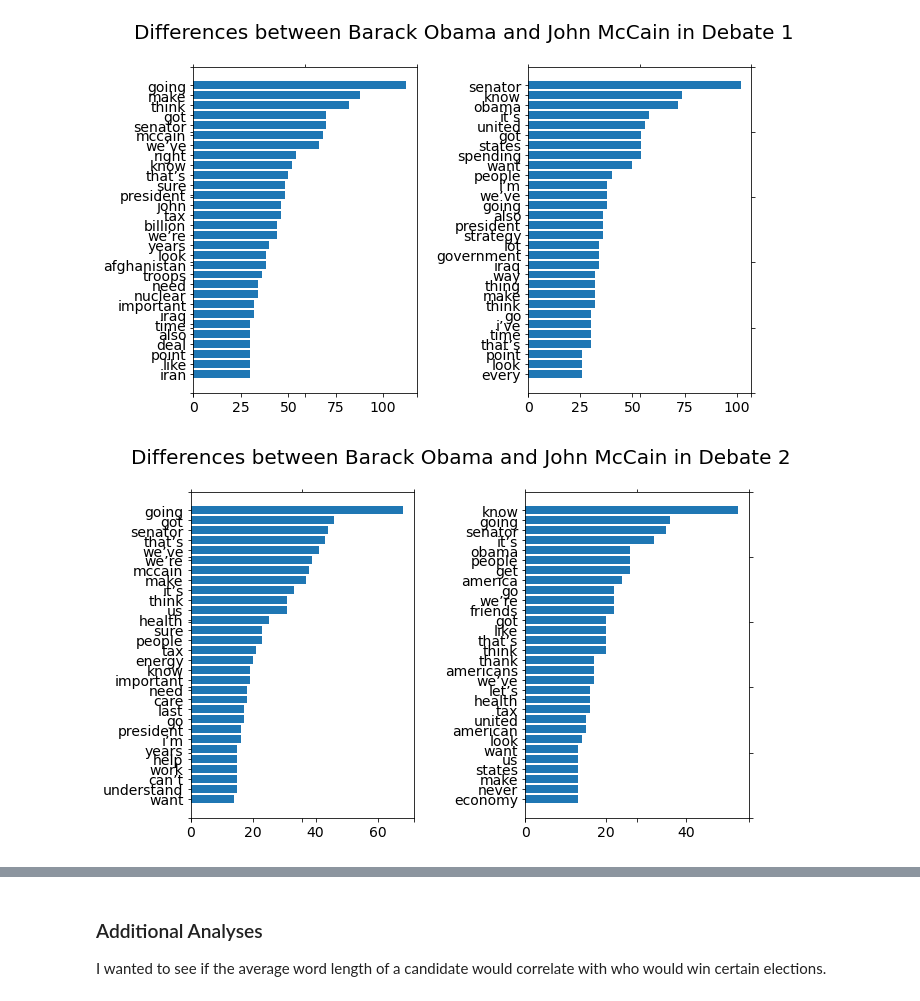
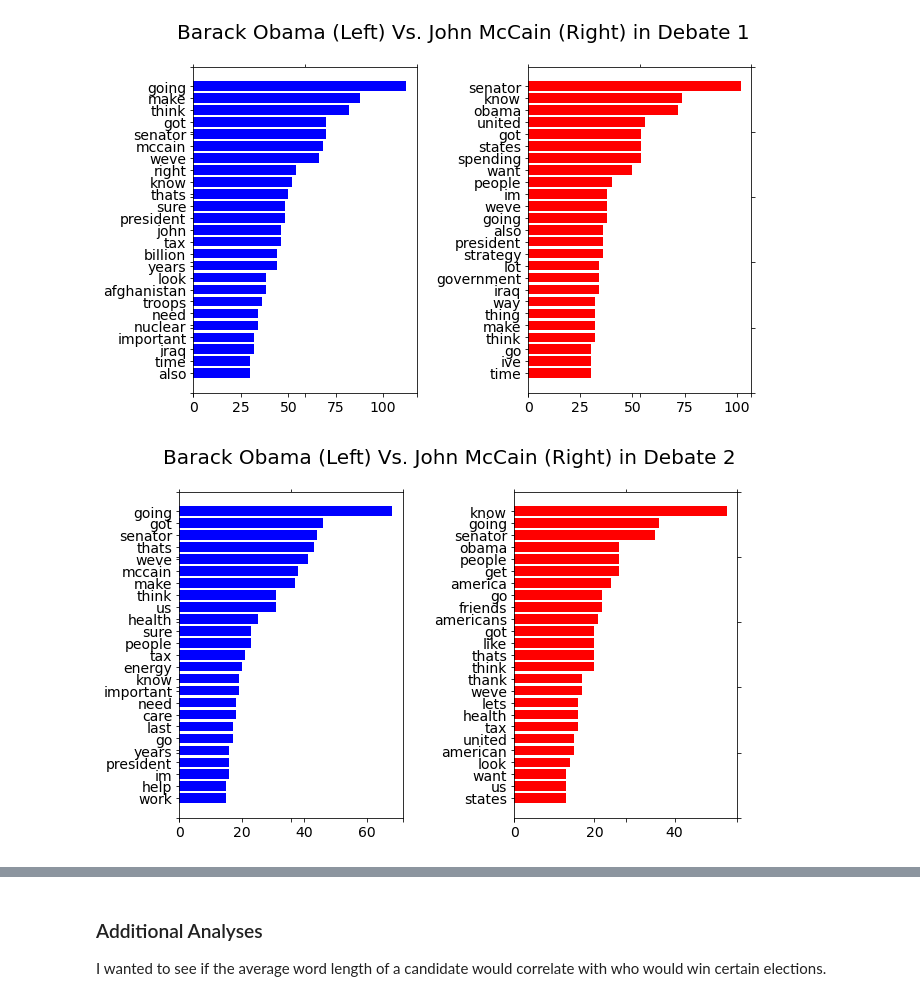
Before and after one commit to fdac20/DebateAnalysis, a Jupyter notebook: 2008Election.ipynb, the cells around one changed output, grey strips where cells are left out. Cells and saved outputs as stored; diff of their text form; code cells hidden in the pictures.

Commit message:
Add color-coded plot and adjust labels. Fix html apostrophe issue.

```diff
--- a/2008Election.ipynb
+++ b/2008Election.ipynb
@@ -106,38 +150,57 @@ debate3 = debate_word_dictionary_generator ('https://www.debates.org/voter-educa
 # %%
 import numpy as np
 import pylab
 import matplotlib.pyplot as plt
 
 %matplotlib inline
-def plotTwoLists (wf_ee, wf_bu, title):
+# Slightly modified version of plotTwoLists provided by Dr. Mockus
+def plotTwoLists (wf1, c1, wf2, c2, num_words, title):
+
+    # Put num_words most frequent words into lists
+    sub_list1 = wf1.most_common(num_words)
+    sub_list2 = wf2.most_common(num_words)
+
+    # Reverse order for plotting
+    sub_list1.reverse()
+    sub_list2.reverse()
+
     f = plt.figure (figsize=(10, 6))
     # this is painfully tedious....
     f .suptitle (title, fontsize=20)
     ax = f.add_subplot(111)
     ax .spines ['top'] .set_color ('none')
     ax .spines ['bottom'] .set_color ('none')
     ax .spines ['left'] .set_color ('none')
     ax .spines ['right'] .set_color ('none')
-    ax .tick_params (labelcolor='w', top='off', bottom='off', left='off', right='off', labelsize=20)
+    ax .tick_params (labelcolor='w', top='off', \
+                    bottom='off', left='off', right='off', labelsize=20)
 
     # Create two subplots, this is the first one
     ax1 = f .add_subplot (121)
     plt .subplots_adjust (wspace=.5)
 
-    pos = np .arange (len(wf_ee))
+    pos = np .arange (len(sub_list1))
     ax1 .tick_params (axis='both', which='major', labelsize=14)
-    pylab .yticks (pos, [ x [0] for x in wf_ee ])
-    ax1 .barh (range(len(wf_ee)), [ x [1] for x in wf_ee ], align='center')
+    pylab .yticks (pos, [ x [0] for x in sub_list1 ])
+    ax1 .barh (range(len(sub_list1)), \
+                   [ x [1] for x in sub_list1 ], align='center', color=c1)
 
     ax2 = f .add_subplot (122)
     ax2 .tick_params (axis='both', which='major', labelsize=14)
-    pos = np .arange (len(wf_bu))
-    pylab .yticks (pos, [ x [0] for x in wf_bu ])
-    ax2 .barh (range (len(wf_bu)), [ x [1] for x in wf_bu ], align='center')
+    pos = np .arange (len(sub_list2))
+    pylab .yticks (pos, [ x [0] for x in sub_list2 ])
+    ax2 .barh (range (len(sub_list2)), \
+                   [ x [1] for x in sub_list2 ], align='center', color=c2)
 
-plotTwoLists (debate1[0][0], debate1[1][0], 'Differences between Barack Obama and John McCain in Debate 1')
-plotTwoLists (debate2[0][0], debate2[1][0], 'Differences between Barack Obama and John McCain in Debate 2')
-plotTwoLists (debate3[0][0], debate3[1][0], 'Differences between Barack Obama and John McCain in Debate 3')
+    plt.show()
+
+
+plotTwoLists (debate1[0], 'b', debate1[1], 'r', 25,\
+              'Barack Obama (Left) Vs. John McCain (Right) in Debate 1')
+plotTwoLists (debate2[0], 'b', debate2[1], 'r', 25,\
+              'Barack Obama (Left) Vs. John McCain (Right) in Debate 2')
+plotTwoLists (debate3[0], 'b', debate3[1], 'r', 25,\
+              'Barack Obama (Left) Vs. John McCain (Right) in Debate 3')
 # %% [output]
-[figure, old version]
+[figure, new version]
-[figure, old version]
+[figure, new version]
```
Also changed, not shown: parts of 2 cells of this notebook, 1 other file.
